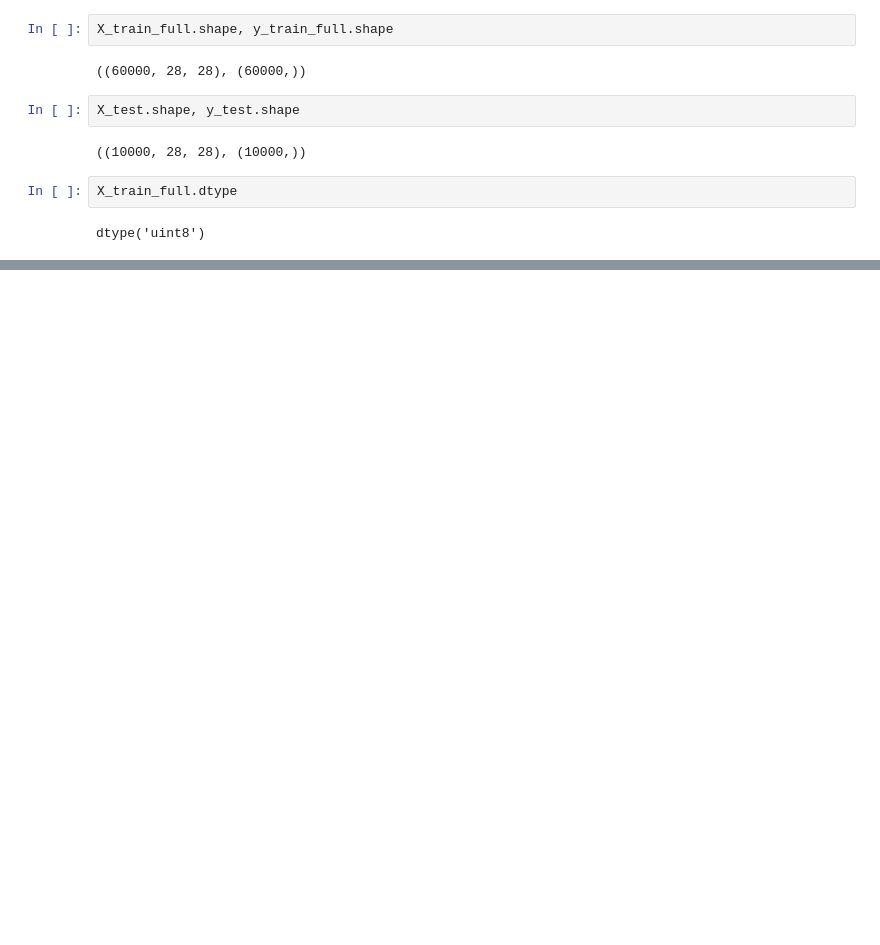
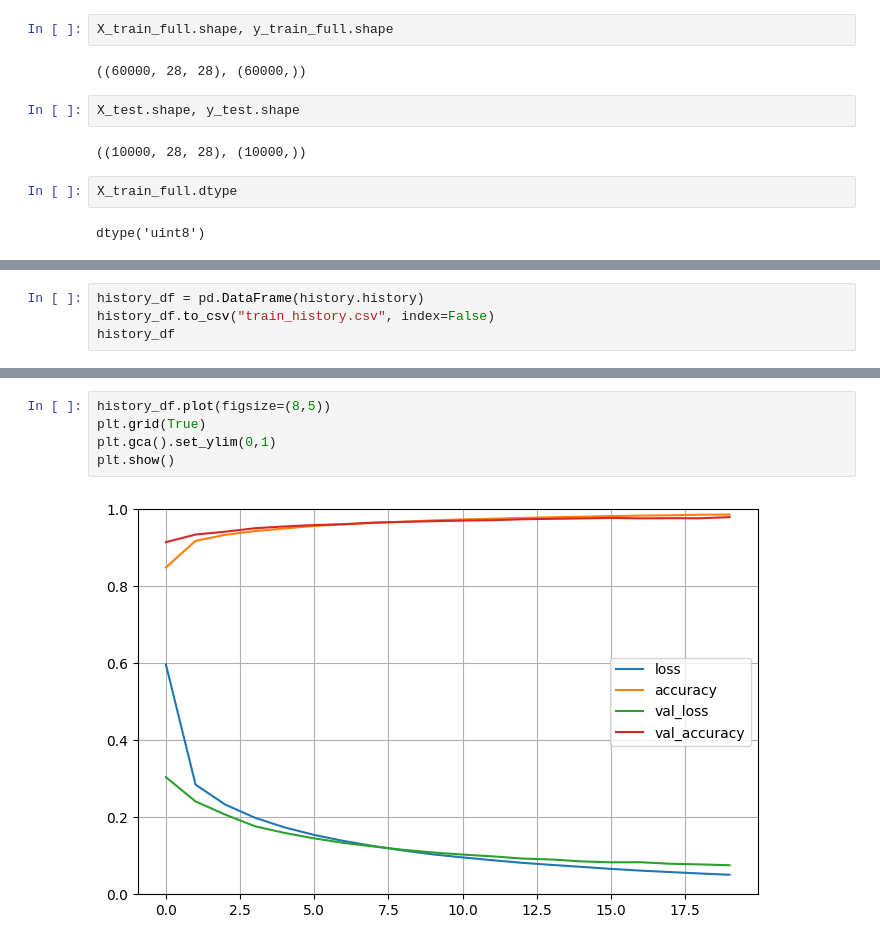
Before and after one commit to nani2357/ANN_Multilayer_notes-implementation, a Jupyter notebook: ANN implementation using tf.keras.ipynb, the cells around one changed output, grey strips where cells are left out. Saved outputs shown, nothing was run; the diff lists cells and outputs as text; blank space fills up the shorter version.

```diff
--- a/ANN implementation using tf.keras.ipynb
+++ b/ANN implementation using tf.keras.ipynb
@@ -50,0 +264,4 @@ dtype('uint8')
+# %%
+history_df = pd.DataFrame(history.history)
+history_df.to_csv("train_history.csv", index=False)
+history_df
@@ -50,0 +286,7 @@ dtype('uint8')
+# %%
+history_df.plot(figsize=(8,5))
+plt.grid(True)
+plt.gca().set_ylim(0,1)
+plt.show()
+# %% [output]
+[figure, added]
```
Also changed, not shown: parts of 29 cells of this notebook, 2 other files.
